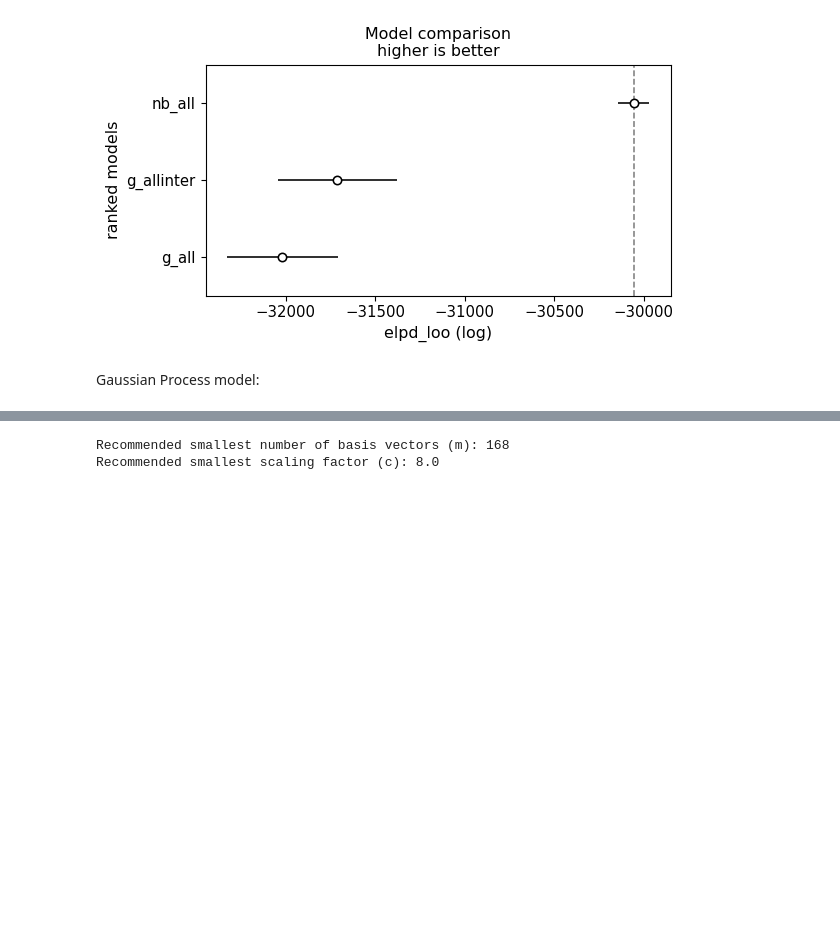
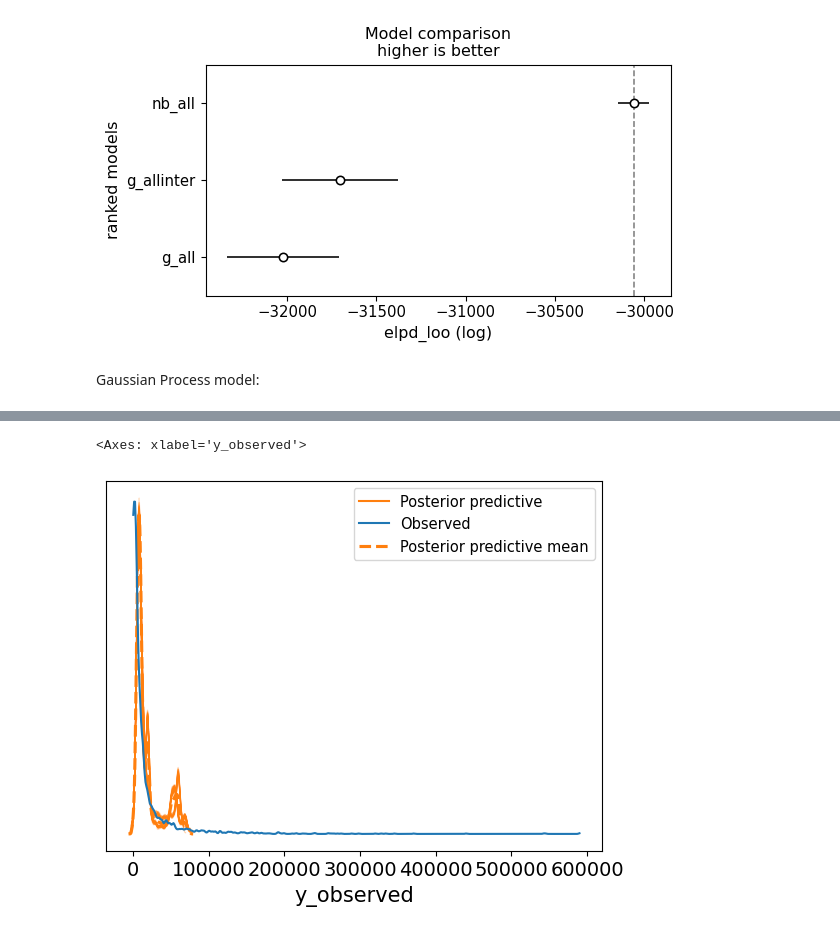
Before and after one commit to evacragnolino/Data-Science-Foundations, a Jupyter notebook: Unit8_project_.ipynb, the cells around one changed output, grey strips where cells are left out. Drawn from its saved outputs; the diff is of its cells as text; code cells hidden in the pictures; blank space fills up the shorter version.

```diff
--- a/Unit8_project_.ipynb
+++ b/Unit8_project_.ipynb
@@ -299,13 +281,21 @@ def get_ig_params(x_vals, l_b=None, u_b=None, mass=0.96, plot=False):
     pz.maxent(dist, l_b, u_b, mass, plot=plot)
 
     return dict(zip(dist.param_names, dist.params))
-# %%
-m, c = pm.gp.hsgp_approx.approx_hsgp_hyperparams(
-    x_range=[0, 24], lengthscale_range=[1, 30], cov_func="ExpQuad"
-)
-
-print("Recommended smallest number of basis vectors (m):", m)
-print("Recommended smallest scaling factor (c):", np.round(c, 1))
-# %% [output]
-Recommended smallest number of basis vectors (m): 168
-Recommended smallest scaling factor (c): 8.0
+# %%
+with pm.Model() as model_cgp:
+    #prior for our smoothness parameter
+    ℓ = pm.InverseGamma('ℓ', **get_ig_params(edu))
+
+    #this is our kernal, which decides how our points relate to one another
+    cov = pm.gp.cov.ExpQuad(1, ls=ℓ)
+    #this specfices that we're using an HSGP
+    gp = pm.gp.HSGP(m=[168], c=8.0, cov_func=cov)
+
+    #f is for function, as in the function we use to transform our data
+    f = gp.prior('f', X=edu)
+    #prior for the neg binomial
+    α = pm.HalfNormal('α', 1)
+    #likelihood
+    y = pm.Normal("y", mu=np.exp(f), sigma=α, observed=GOP_wins)
+
+    idata_cgp = pm.sample()
@@ -311,0 +304,5 @@ Recommended smallest scaling factor (c): 8.0
+# %%
+az.plot_ppc(idata_cgp, num_pp_samples=100, colors=["C1", "C0", "C1"])
+# %% [output]
+<Axes: xlabel='y_observed'>
+[figure, added]
```
Also changed, not shown: parts of 17 cells of this notebook.
